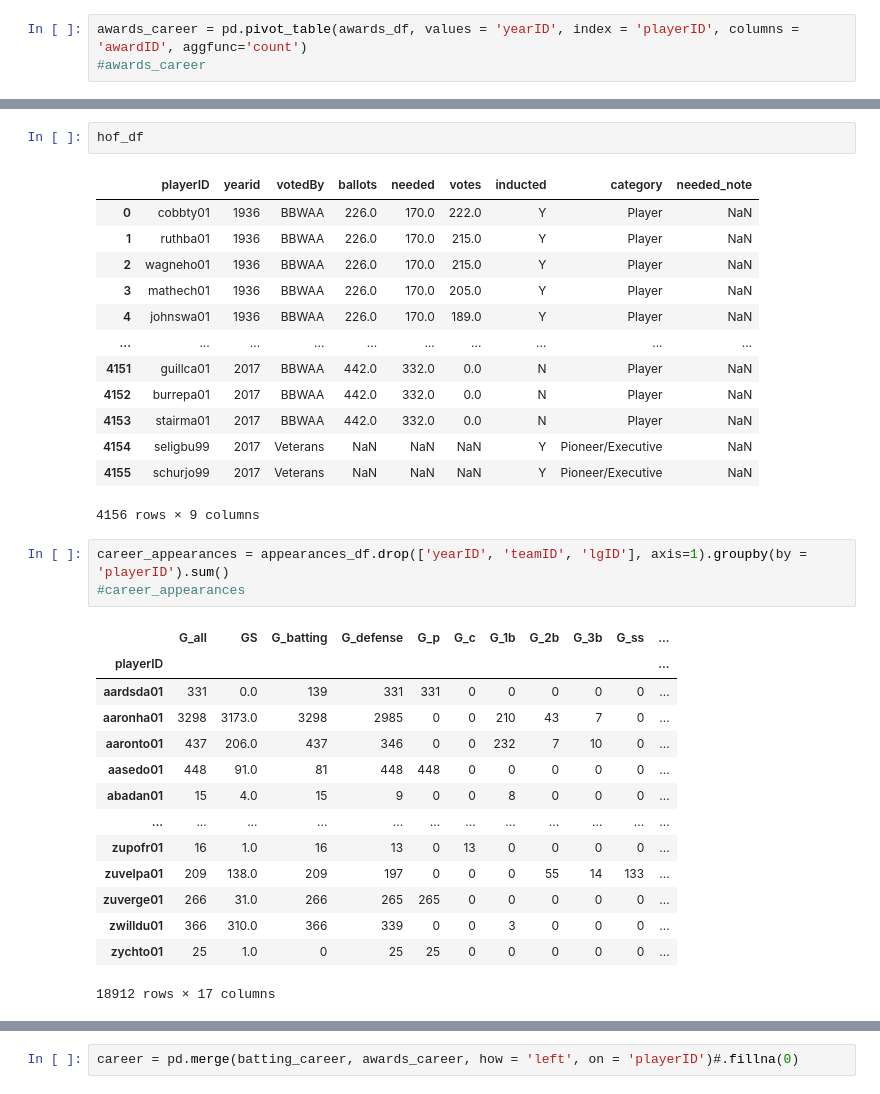
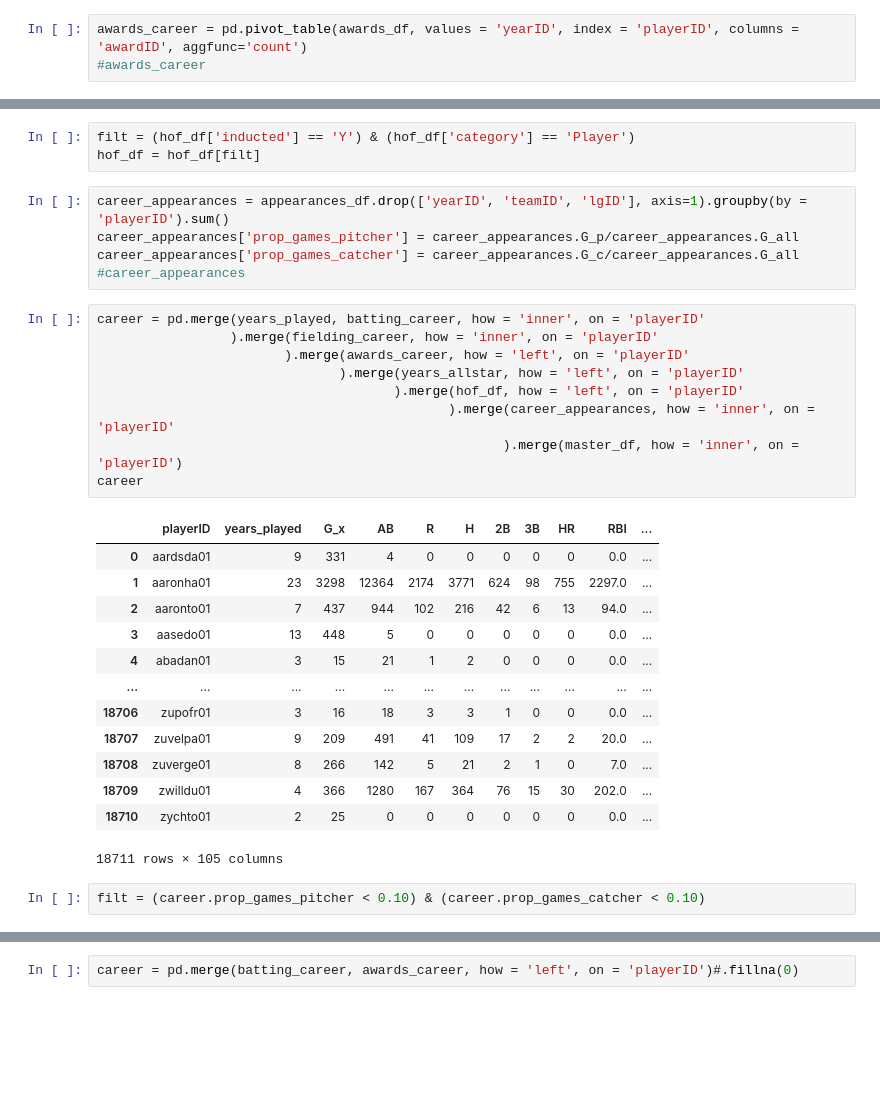
Before and after one commit to floattheboat/baseball-analyses, a Jupyter notebook: python/hof-batters.ipynb, the cells around one changed output, grey strips where cells are left out. Cells and saved outputs as stored; diff of their text form; blank space fills up the shorter version.

Commit message:
hof-pitchers dataflow complete, move to exploratory

```diff
--- a/python/hof-batters.ipynb
+++ b/python/hof-batters.ipynb
@@ -53,34 +53,33 @@ years_allstar = years_allstar[['yearID']].rename(columns = {'yearID': 'years_all
-# %%
-hof_df
-# %% [output]
-|  | playerID | yearid | votedBy | ballots | needed | votes | inducted | category | needed_note |
-| 0 | cobbty01 | 1936 | BBWAA | 226.0 | 170.0 | 222.0 | Y | Player | NaN |
-| 1 | ruthba01 | 1936 | BBWAA | 226.0 | 170.0 | 215.0 | Y | Player | NaN |
-| 2 | wagneho01 | 1936 | BBWAA | 226.0 | 170.0 | 215.0 | Y | Player | NaN |
-| 3 | mathech01 | 1936 | BBWAA | 226.0 | 170.0 | 205.0 | Y | Player | NaN |
-| 4 | johnswa01 | 1936 | BBWAA | 226.0 | 170.0 | 189.0 | Y | Player | NaN |
-| ... | ... | ... | ... | ... | ... | ... | ... | ... | ... |
-| 4151 | guillca01 | 2017 | BBWAA | 442.0 | 332.0 | 0.0 | N | Player | NaN |
-| 4152 | burrepa01 | 2017 | BBWAA | 442.0 | 332.0 | 0.0 | N | Player | NaN |
-| 4153 | stairma01 | 2017 | BBWAA | 442.0 | 332.0 | 0.0 | N | Player | NaN |
-| 4154 | seligbu99 | 2017 | Veterans | NaN | NaN | NaN | Y | Pioneer/Executive | NaN |
-| 4155 | schurjo99 | 2017 | Veterans | NaN | NaN | NaN | Y | Pioneer/Executive | NaN |
-4156 rows × 9 columns
+# %%
+filt = (hof_df['inducted'] == 'Y') & (hof_df['category'] == 'Player')
+hof_df = hof_df[filt]
 # %%
 career_appearances = appearances_df.drop(['yearID', 'teamID', 'lgID'], axis=1).groupby(by = 'playerID').sum()
+career_appearances['prop_games_pitcher'] = career_appearances.G_p/career_appearances.G_all
+career_appearances['prop_games_catcher'] = career_appearances.G_c/career_appearances.G_all
 #career_appearances
-# %% [output]
-|  | G_all | GS | G_batting | G_defense | G_p | G_c | G_1b | G_2b | G_3b | G_ss | ... |
-| playerID |  |  |  |  |  |  |  |  |  |  | ... |
-| aardsda01 | 331 | 0.0 | 139 | 331 | 331 | 0 | 0 | 0 | 0 | 0 | ... |
-| aaronha01 | 3298 | 3173.0 | 3298 | 2985 | 0 | 0 | 210 | 43 | 7 | 0 | ... |
-| aaronto01 | 437 | 206.0 | 437 | 346 | 0 | 0 | 232 | 7 | 10 | 0 | ... |
-| aasedo01 | 448 | 91.0 | 81 | 448 | 448 | 0 | 0 | 0 | 0 | 0 | ... |
-| abadan01 | 15 | 4.0 | 15 | 9 | 0 | 0 | 8 | 0 | 0 | 0 | ... |
-| ... | ... | ... | ... | ... | ... | ... | ... | ... | ... | ... | ... |
-| zupofr01 | 16 | 1.0 | 16 | 13 | 0 | 13 | 0 | 0 | 0 | 0 | ... |
-| zuvelpa01 | 209 | 138.0 | 209 | 197 | 0 | 0 | 0 | 55 | 14 | 133 | ... |
-| zuverge01 | 266 | 31.0 | 266 | 265 | 265 | 0 | 0 | 0 | 0 | 0 | ... |
-| zwilldu01 | 366 | 310.0 | 366 | 339 | 0 | 0 | 3 | 0 | 0 | 0 | ... |
-| zychto01 | 25 | 1.0 | 0 | 25 | 25 | 0 | 0 | 0 | 0 | 0 | ... |
-18912 rows × 17 columns
+# %%
+career = pd.merge(years_played, batting_career, how = 'inner', on = 'playerID'
+                 ).merge(fielding_career, how = 'inner', on = 'playerID'
+                        ).merge(awards_career, how = 'left', on = 'playerID'
+                               ).merge(years_allstar, how = 'left', on = 'playerID'
+                                      ).merge(hof_df, how = 'left', on = 'playerID'
+                                             ).merge(career_appearances, how = 'inner', on = 'playerID'
+                                                    ).merge(master_df, how = 'inner', on = 'playerID')
+career
+# %% [output]
+|  | playerID | years_played | G_x | AB | R | H | 2B | 3B | HR | RBI | ... |
+| 0 | aardsda01 | 9 | 331 | 4 | 0 | 0 | 0 | 0 | 0 | 0.0 | ... |
+| 1 | aaronha01 | 23 | 3298 | 12364 | 2174 | 3771 | 624 | 98 | 755 | 2297.0 | ... |
+| 2 | aaronto01 | 7 | 437 | 944 | 102 | 216 | 42 | 6 | 13 | 94.0 | ... |
+| 3 | aasedo01 | 13 | 448 | 5 | 0 | 0 | 0 | 0 | 0 | 0.0 | ... |
+| 4 | abadan01 | 3 | 15 | 21 | 1 | 2 | 0 | 0 | 0 | 0.0 | ... |
+| ... | ... | ... | ... | ... | ... | ... | ... | ... | ... | ... | ... |
+| 18706 | zupofr01 | 3 | 16 | 18 | 3 | 3 | 1 | 0 | 0 | 0.0 | ... |
+| 18707 | zuvelpa01 | 9 | 209 | 491 | 41 | 109 | 17 | 2 | 2 | 20.0 | ... |
+| 18708 | zuverge01 | 8 | 266 | 142 | 5 | 21 | 2 | 1 | 0 | 7.0 | ... |
+| 18709 | zwilldu01 | 4 | 366 | 1280 | 167 | 364 | 76 | 15 | 30 | 202.0 | ... |
+| 18710 | zychto01 | 2 | 25 | 0 | 0 | 0 | 0 | 0 | 0 | 0.0 | ... |
+18711 rows × 105 columns
+# %%
+filt = (career.prop_games_pitcher < 0.10) & (career.prop_games_catcher < 0.10)
```
Also changed, not shown: parts of 5 cells of this notebook.
